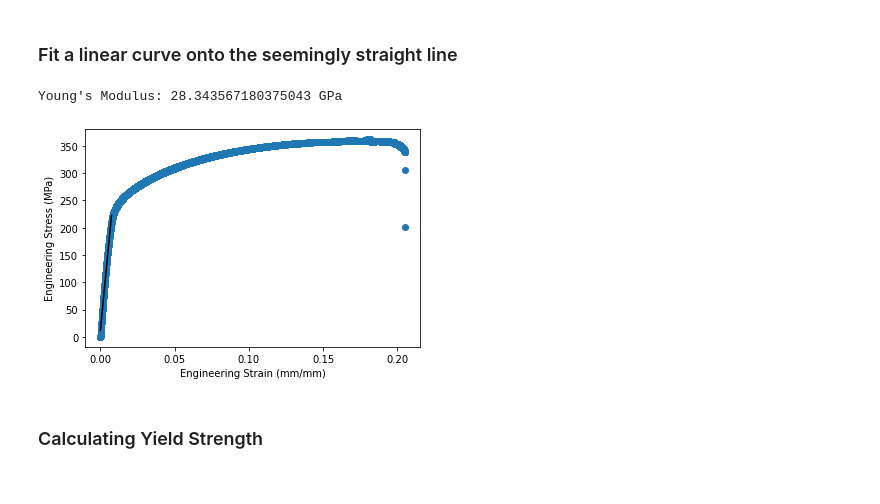
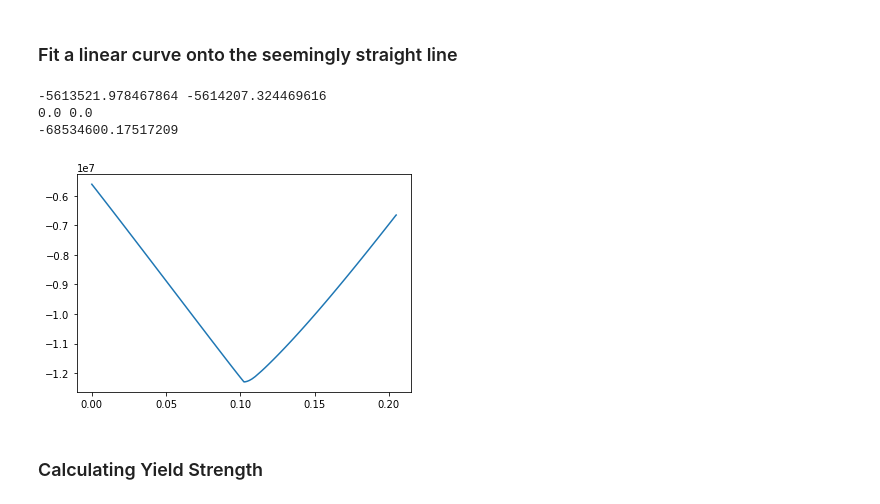
Before and after one commit to algomaster99/meta-btp, a Jupyter notebook: Engineering_Stress,_Strain_>_True_Stress,_Strain.ipynb, the cells around one changed output. Cells and saved outputs as stored; diff of their text form; code cells hidden in the pictures.

Commit message:
Log failed attempt to calculate YS using convolution

```diff
--- a/Engineering_Stress,_Strain_>_True_Stress,_Strain.ipynb
+++ b/Engineering_Stress,_Strain_>_True_Stress,_Strain.ipynb
@@ -90,20 +90,41 @@ One reason could be the sample is a little longer than the space between the cla
 # %% [markdown]
 ### Fit a linear curve onto the seemingly straight line
 # %%
-point_until_straight = 698 # point upto which the curve seems straight
-coefs = np.polyfit(x[:point_until_straight], y[:point_until_straight], 1)
-plt.figure()
-y_fit = np.polyval(coefs, x[:point_until_straight])
-_ = plt.plot(x[:point_until_straight], y_fit, color='black')
-plt.scatter(x,y)
-plt.xlabel(x_label)
-plt.ylabel(y_label)
-# The line formed is straight so it does not matter which coordinates are taken
-youngs_modulus = (y_fit[100]-y_fit[99])/(x[100]-x[99])
-print(f'Young\'s Modulus: {youngs_modulus/1000} GPa')
+# point_until_straight = 698 # point upto which the curve seems straight
+# coefs = np.polyfit(x[:point_until_straight], y[:point_until_straight], 1)
+# plt.figure()
+# y_fit = np.polyval(coefs, x[:point_until_straight])
+# _ = plt.plot(x[:point_until_straight], y_fit, color='black')
+# plt.scatter(x,y)
+# plt.xlabel(x_label)
+# plt.ylabel(y_label)
+# # The line formed is straight so it does not matter which coordinates are taken
+# youngs_modulus = (y_fit[100]-y_fit[99])/(x[100]-x[99])
+# print(f'Young\'s Modulus: {youngs_modulus/1000} GPa')
+
+# Creating a convolution kernel
+# x_kernel = np.linspace(0, 0.2, 1000)
+y_kernel = [np.exp((-i)**2)*(4*(i**2) - 2) for i in x]
+# y_kernel = np.exp((-x)**2)*(4*(x**2) - 2)
+# plt.plot(x_kernel, y_kernel)
+
+y_conv = np.convolve(y, y_kernel, mode='same')
+plt.plot(x, y_conv)
+a = max(y_conv)
+b = -100000000000000000000000000000
+for i in y_conv:
+  if i != a:
+    b = max(b, i)
+print(a,b)
+x1 = x[list(y_conv).index(a)]
+x2 = x[list(y_conv).index(b)]
+print(x1, x2)
+print((b-a)/(0.00001-x1))
 # %% [output]
-Young's Modulus: 28.343567180375043 GPa
+-5613521.978467864 -5614207.324469616
+0.0 0.0
+-68534600.17517209
-[figure, old version]
+[figure, new version]
 # %% [markdown]
 ### Calculating Yield Strength
 # %%
```
Also changed, not shown: parts of 9 cells of this notebook.
